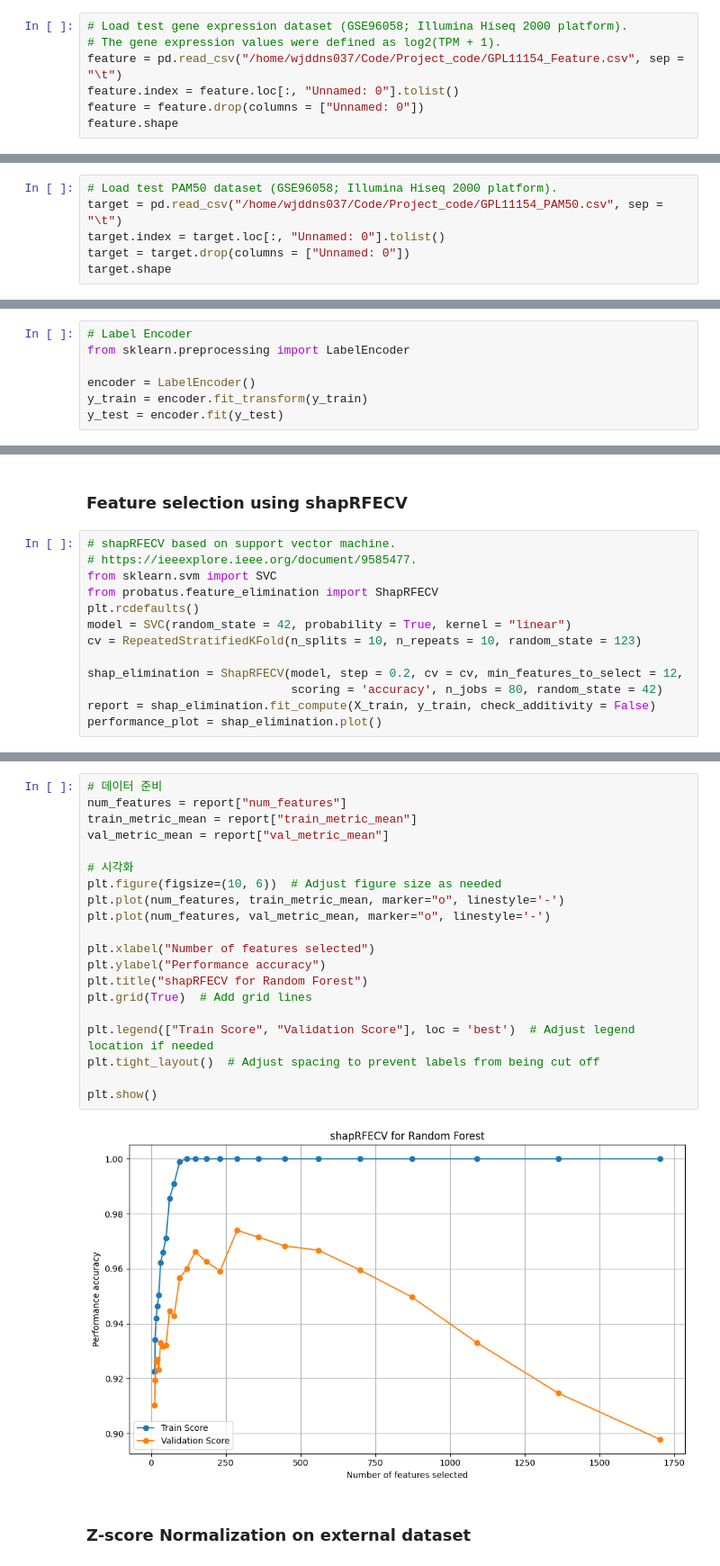
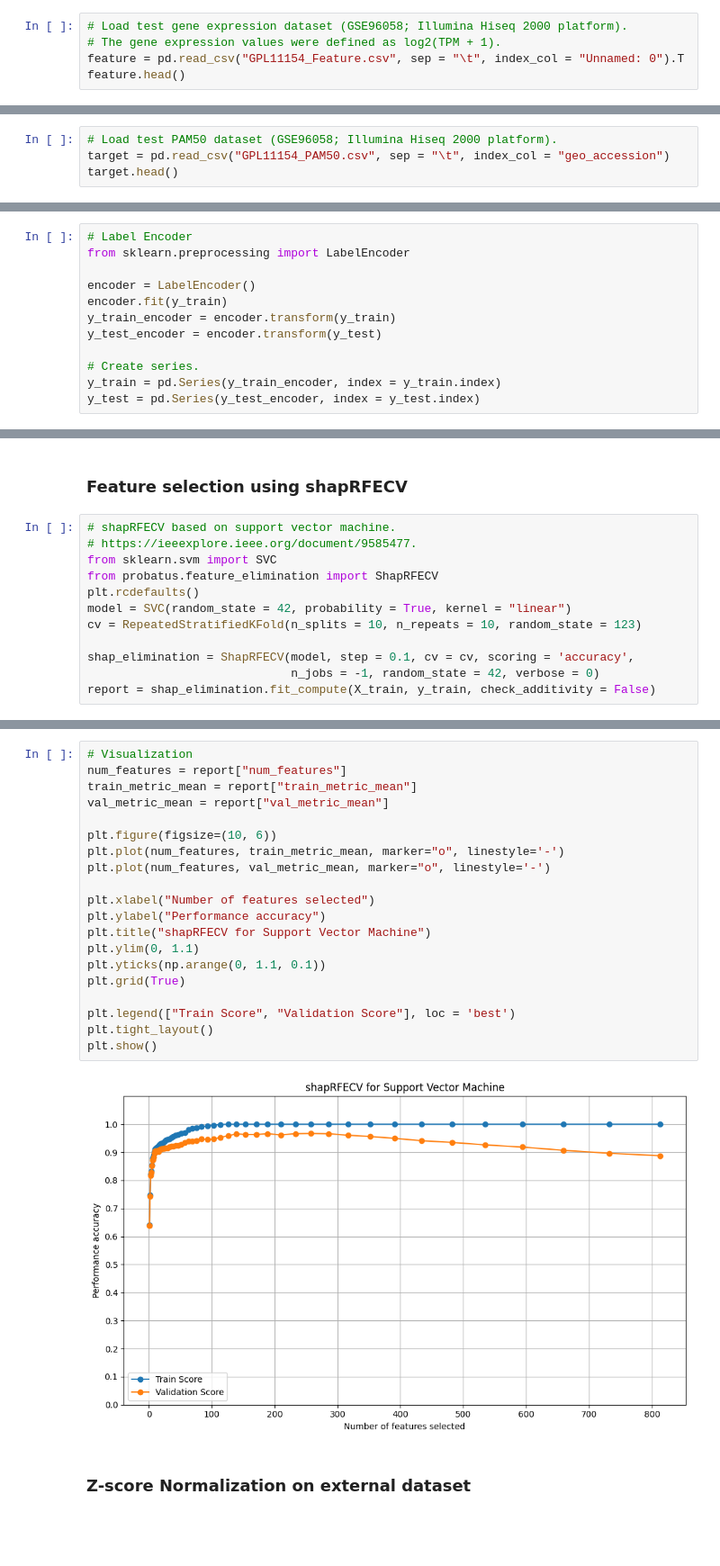
Before and after one commit to jeong2624/ML_BRCA-subtype, a Jupyter notebook: Feature_selection/shapRFECV.ipynb, the cells around one changed output, grey strips where cells are left out. Shown at 90% size. Drawn from its saved outputs; the diff is of its cells as text; blank space fills up the shorter version.

```diff
--- a/Feature_selection/shapRFECV.ipynb
+++ b/Feature_selection/shapRFECV.ipynb
@@ -12,8 +12,6 @@ warnings.filterwarnings('ignore')
 # %%
 # Load test gene expression dataset (GSE96058; Illumina Hiseq 2000 platform).
 # The gene expression values were defined as log2(TPM + 1).
-feature = pd.read_csv("/home/wjddns037/Code/Project_code/GPL11154_Feature.csv", sep = "\t")
-feature.index = feature.loc[:, "Unnamed: 0"].tolist()
-feature = feature.drop(columns = ["Unnamed: 0"])
-feature.shape
+feature = pd.read_csv("GPL11154_Feature.csv", sep = "\t", index_col = "Unnamed: 0").T
+feature.head()
 # %% [output]
@@ -21,7 +25,5 @@ feature.shape
 # %%
 # Load test PAM50 dataset (GSE96058; Illumina Hiseq 2000 platform).
-target = pd.read_csv("/home/wjddns037/Code/Project_code/GPL11154_PAM50.csv", sep = "\t")
-target.index = target.loc[:, "Unnamed: 0"].tolist()
-target = target.drop(columns = ["Unnamed: 0"])
-target.shape
+target = pd.read_csv("GPL11154_PAM50.csv", sep = "\t", index_col = "geo_accession")
+target.head()
 # %% [output]
@@ -85,7 +109,12 @@ plt.xticks(rotation = 45)
 from sklearn.preprocessing import LabelEncoder
 
 encoder = LabelEncoder()
-y_train = encoder.fit_transform(y_train)
-y_test = encoder.fit(y_test)
+encoder.fit(y_train)
+y_train_encoder = encoder.transform(y_train)
+y_test_encoder = encoder.transform(y_test)
+
+# Create series.
+y_train = pd.Series(y_train_encoder, index = y_train.index)
+y_test = pd.Series(y_test_encoder, index = y_test.index)
 # %%
 # Check count for each class in the training data.
@@ -126,7 +155,6 @@ plt.rcdefaults()
 model = SVC(random_state = 42, probability = True, kernel = "linear")
 cv = RepeatedStratifiedKFold(n_splits = 10, n_repeats = 10, random_state = 123)
 
-shap_elimination = ShapRFECV(model, step = 0.2, cv = cv, min_features_to_select = 12,
-                             scoring = 'accuracy', n_jobs = 80, random_state = 42)
+shap_elimination = ShapRFECV(model, step = 0.1, cv = cv, scoring = 'accuracy',
+                             n_jobs = -1, random_state = 42, verbose = 0)
 report = shap_elimination.fit_compute(X_train, y_train, check_additivity = False)
-performance_plot = shap_elimination.plot()
@@ -194,25 +220,25 @@ report.to_excel("/home/wjddns037/Code/Project_code/shapRFECV_report.xlsx")
 # %%
-# 데이터 준비
+# Visualization
 num_features = report["num_features"]
 train_metric_mean = report["train_metric_mean"]
 val_metric_mean = report["val_metric_mean"]
 
-# 시각화
-plt.figure(figsize=(10, 6))  # Adjust figure size as needed
+plt.figure(figsize=(10, 6))
 plt.plot(num_features, train_metric_mean, marker="o", linestyle='-')
 plt.plot(num_features, val_metric_mean, marker="o", linestyle='-')
 
 plt.xlabel("Number of features selected")
 plt.ylabel("Performance accuracy")
-plt.title("shapRFECV for Random Forest")
-plt.grid(True)  # Add grid lines
+plt.title("shapRFECV for Support Vector Machine")
+plt.ylim(0, 1.1)
+plt.yticks(np.arange(0, 1.1, 0.1))
+plt.grid(True)
 
-plt.legend(["Train Score", "Validation Score"], loc = 'best')  # Adjust legend location if needed
-plt.tight_layout()  # Adjust spacing to prevent labels from being cut off
-
+plt.legend(["Train Score", "Validation Score"], loc = 'best')
+plt.tight_layout()
 plt.show()
 # %% [output]
-[figure, old version]
+[figure, new version]
 # %% [markdown]
 ### Z-score Normalization on external dataset
 # %%
```
Also changed, not shown: parts of 22 cells of this notebook.
